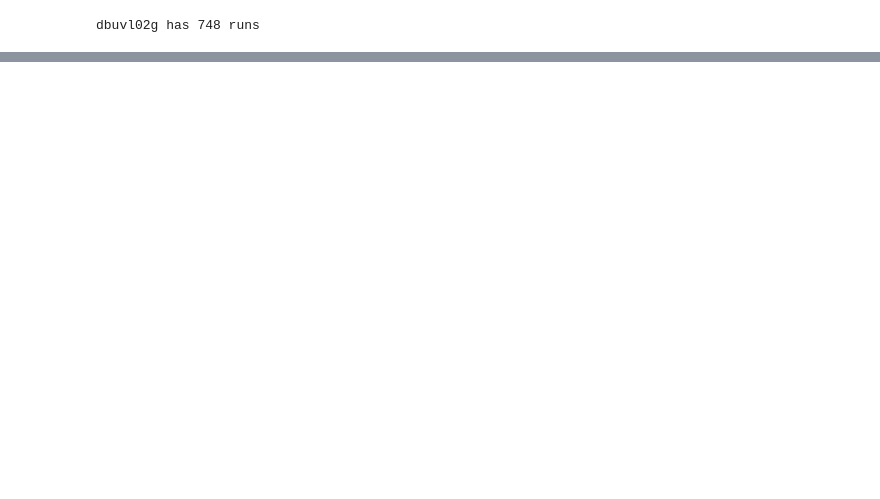
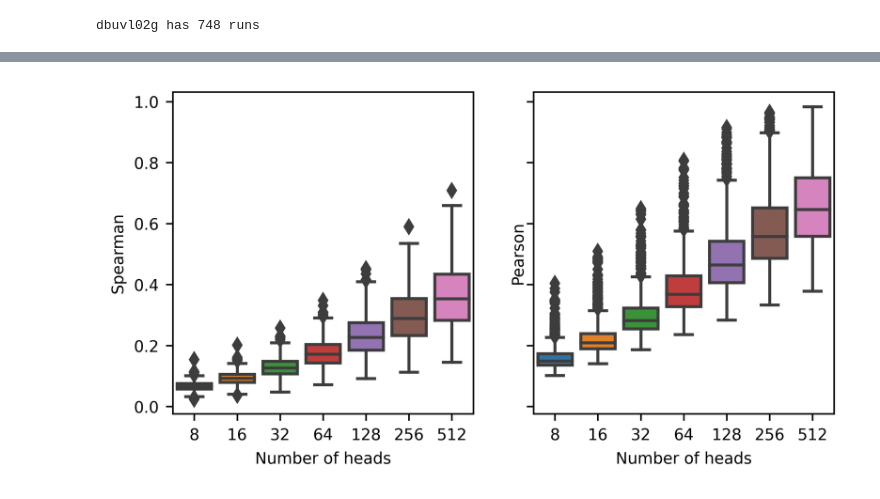
Before and after one commit to songlab-cal/factored-attention, a Jupyter notebook: weight_correlations.ipynb, the cells around one changed output, grey strips where cells are left out. Drawn from its saved outputs; the diff is of its cells as text; code cells hidden in the pictures; blank space fills up the shorter version.

```diff
--- a/weight_correlations.ipynb
+++ b/weight_correlations.ipynb
@@ -275,0 +91,4 @@ fatt_df[:n//10]
+# %%
+long_contacts_df.shape
+dropkeys = [k for k in long_contacts_df.keys() if 'long' in k]
+print(dropkeys)
@@ -276,3 +97,5 @@ fatt_df[:n//10]
 # %%
 with open('num_heads_sweep_df.pkl', 'rb') as f:
     sweep_df = pkl.load(f)
+
+sweep_df = sweep_df.drop(columns=dropkeys)
@@ -281,0 +102,5 @@ sweep_df
+# %%
+merged_df = pd.merge(sweep_df, long_contacts_df, how='inner', on=['pdb', 'num_attention_heads'])
+merged_df = merged_df.rename(columns={'msa_length_x': 'msa_length', 'num_seqs_x': 'num_seqs', 'attention_head_size_x': 'attention_head_size'})
+sweep_df = merged_df
+sweep_df = sweep_df.drop(columns=['msa_length_y', 'num_seqs_y', 'attention_head_size_y'])
@@ -282 +123,31 @@ sweep_df
+# %%
+plt.rcParams.update({
+    "text.usetex": False,
+#     "font.family": "serif",
+    "font.serif": ["Times"],
+    "font.size": 8,
+})
+# %%
+fig, ax = plt.subplots(nrows=1, ncols = 2, dpi=600, figsize=(6, 6/2), sharey=True, sharex=True)
+
+
+cur_ax = ax[0]
+sns.boxplot(x="num_attention_heads",
+               y="w_spearman",
+               data=sweep_df,
+               ax = cur_ax)
+cur_ax.set_xlabel('Number of heads')
+cur_ax.set_ylabel(r'Spearman')
+
+cur_ax = ax[1]
+sns.boxplot(x="num_attention_heads",
+               y="w_pearson",
+               data=sweep_df,
+               ax = cur_ax)
+cur_ax.set_xlabel('Number of heads')
+cur_ax.set_ylabel(r'Pearson')
+
+plt.savefig('head_size_weight_correlation.pdf', dpi=600, bbox_inches="tight")
+# %% [output]
+[figure, added]
 # %%
```
Also changed, not shown: parts of 29 cells of this notebook, 7 other files.
